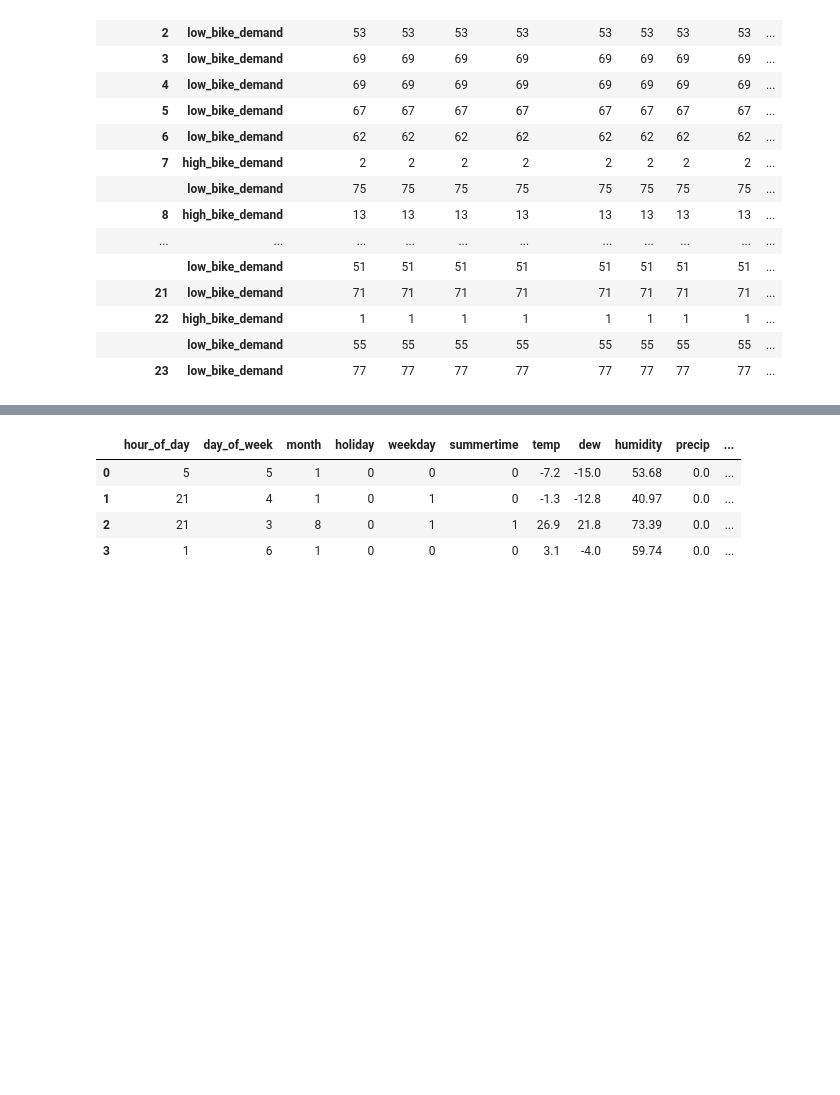
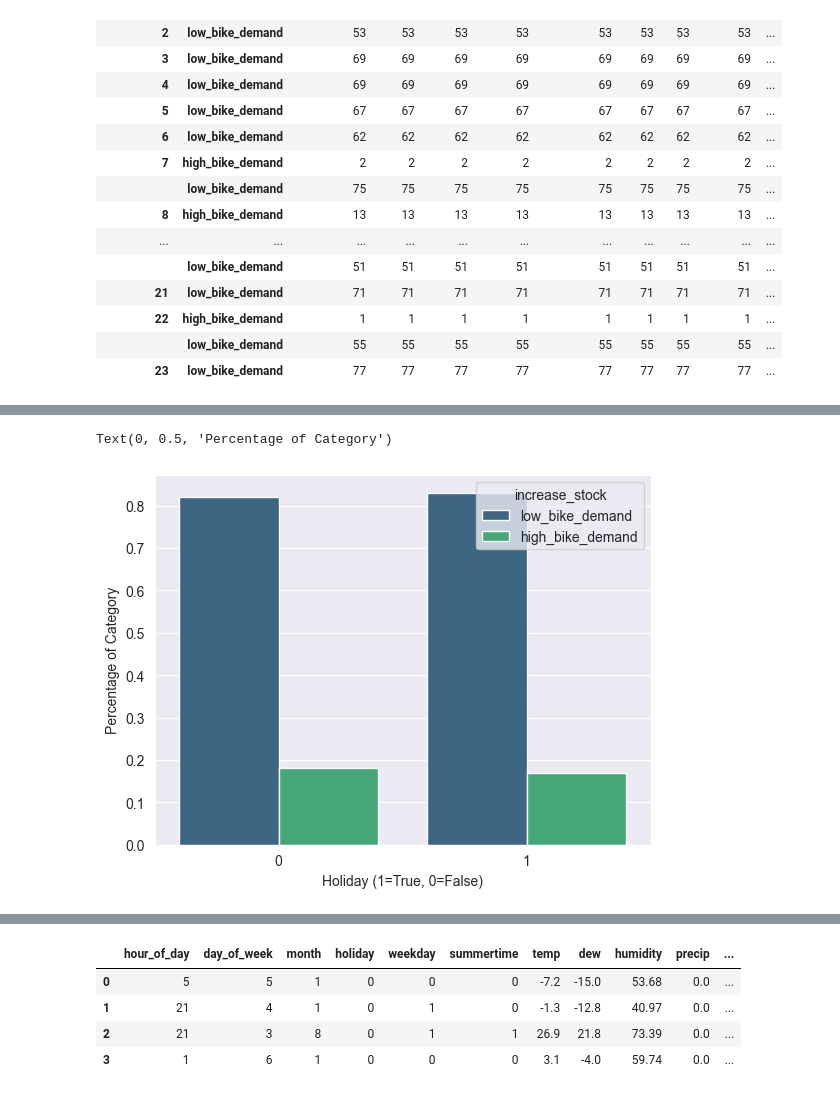
Before and after one commit to vaughankraska/BIKES_SML, a Jupyter notebook: notebooks/es_data_exporation.ipynb, the cells around one changed output, grey strips where cells are left out. Saved outputs shown, nothing was run; the diff lists cells and outputs as text; code cells hidden in the pictures; blank space fills up the shorter version.

Commit message:
added holiday graph to plots.py

```diff
--- a/notebooks/es_data_exporation.ipynb
+++ b/notebooks/es_data_exporation.ipynb
@@ -145,3 +145,11 @@ _ = sns.barplot(data = df_weekday, x="day_of_week",y="perc_stock", hue = "increa
+# %%
+bar_holiday = data[['holiday','increase_stock']].groupby('holiday')['increase_stock'].value_counts(normalize=True).reset_index(name='proportion')
+sns.barplot(data=bar_holiday, x='holiday', y='proportion', hue='increase_stock', palette='viridis')
+plt.xlabel('Holiday (1=True, 0=False)')
+plt.ylabel('Percentage of Category')
+# %% [output]
+Text(0, 0.5, 'Percentage of Category')
+[figure, added]
 # %%
 # Percentage of high/low bike demand hour of the day
 df_hour = data_time.groupby(['hour_of_day', "increase_stock"]).count().reset_index().drop(columns =["month"])
```
Also changed, not shown: parts of 18 cells of this notebook, 1 other file.
